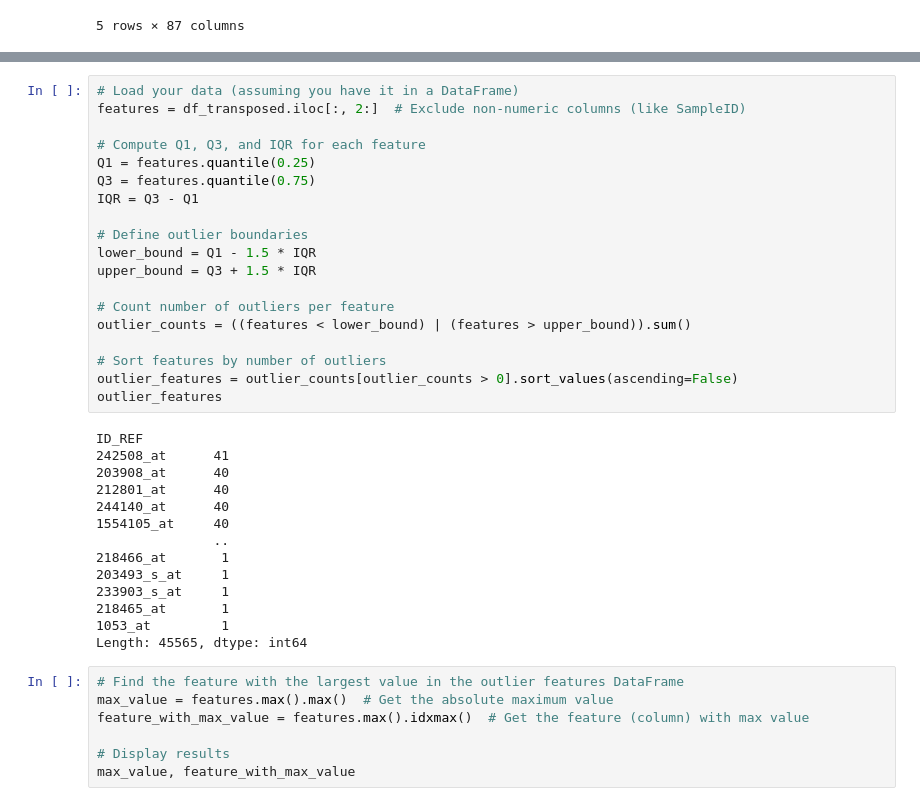
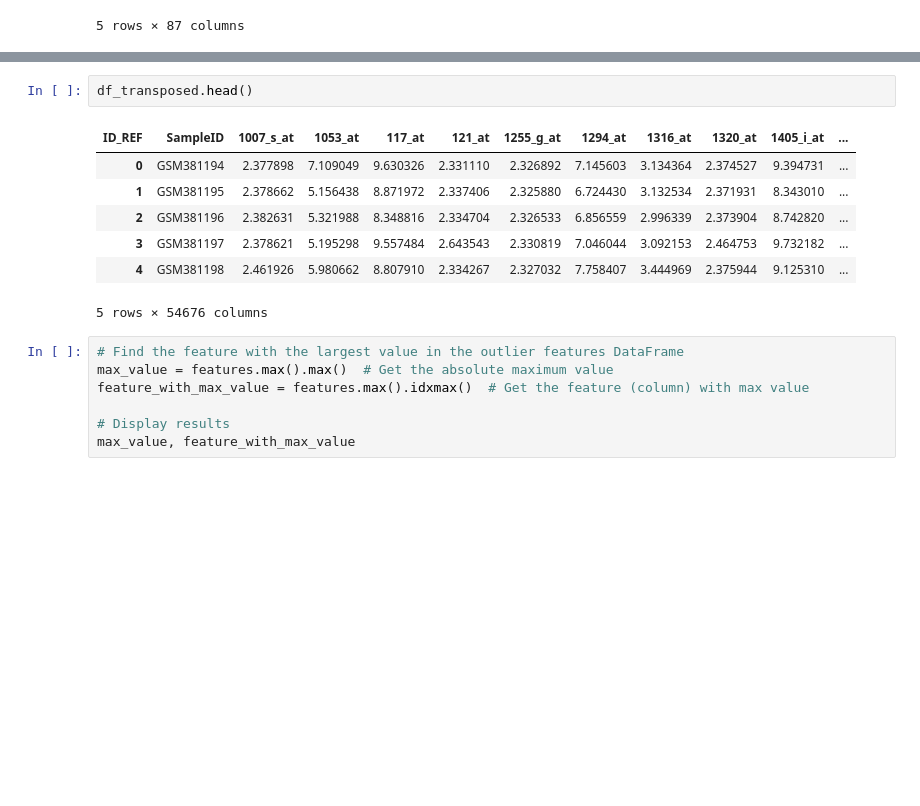
Before and after one commit to arieloren/Drug_Response_Analysis, a Jupyter notebook: src/notebooks/eda.ipynb, the cells around one changed output, grey strips where cells are left out. Drawn from its saved outputs; the diff is of its cells as text; blank space fills up the shorter version.

```diff
--- a/src/notebooks/eda.ipynb
+++ b/src/notebooks/eda.ipynb
@@ -107,36 +80,13 @@ ID_REF   SampleID  1007_s_at   1053_at    117_at    121_at  1255_g_at  \
-# %%
-# Load your data (assuming you have it in a DataFrame)
-features = df_transposed.iloc[:, 2:]  # Exclude non-numeric columns (like SampleID)
-
-# Compute Q1, Q3, and IQR for each feature
-Q1 = features.quantile(0.25)
-Q3 = features.quantile(0.75)
-IQR = Q3 - Q1
-
-# Define outlier boundaries
-lower_bound = Q1 - 1.5 * IQR
-upper_bound = Q3 + 1.5 * IQR
-
-# Count number of outliers per feature
-outlier_counts = ((features < lower_bound) | (features > upper_bound)).sum()
-
-# Sort features by number of outliers
-outlier_features = outlier_counts[outlier_counts > 0].sort_values(ascending=False)
-outlier_features
-# %% [output]
-ID_REF
-242508_at      41
-203908_at      40
-212801_at      40
-244140_at      40
-1554105_at     40
-               ..
-218466_at       1
-203493_s_at     1
-233903_s_at     1
-218465_at       1
-1053_at         1
-Length: 45565, dtype: int64
+# %%
+df_transposed.head()
+# %% [output]
+| ID_REF | SampleID | 1007_s_at | 1053_at | 117_at | 121_at | 1255_g_at | 1294_at | 1316_at | 1320_at | 1405_i_at | ... |
+| 0 | GSM381194 | 2.377898 | 7.109049 | 9.630326 | 2.331110 | 2.326892 | 7.145603 | 3.134364 | 2.374527 | 9.394731 | ... |
+| 1 | GSM381195 | 2.378662 | 5.156438 | 8.871972 | 2.337406 | 2.325880 | 6.724430 | 3.132534 | 2.371931 | 8.343010 | ... |
+| 2 | GSM381196 | 2.382631 | 5.321988 | 8.348816 | 2.334704 | 2.326533 | 6.856559 | 2.996339 | 2.373904 | 8.742820 | ... |
+| 3 | GSM381197 | 2.378621 | 5.195298 | 9.557484 | 2.643543 | 2.330819 | 7.046044 | 3.092153 | 2.464753 | 9.732182 | ... |
+| 4 | GSM381198 | 2.461926 | 5.980662 | 8.807910 | 2.334267 | 2.327032 | 7.758407 | 3.444969 | 2.375944 | 9.125310 | ... |
+5 rows × 54676 columns
 # %%
 # Find the feature with the largest value in the outlier features DataFrame
 max_value = features.max().max()  # Get the absolute maximum value
```
Also changed, not shown: parts of 27 cells of this notebook.
